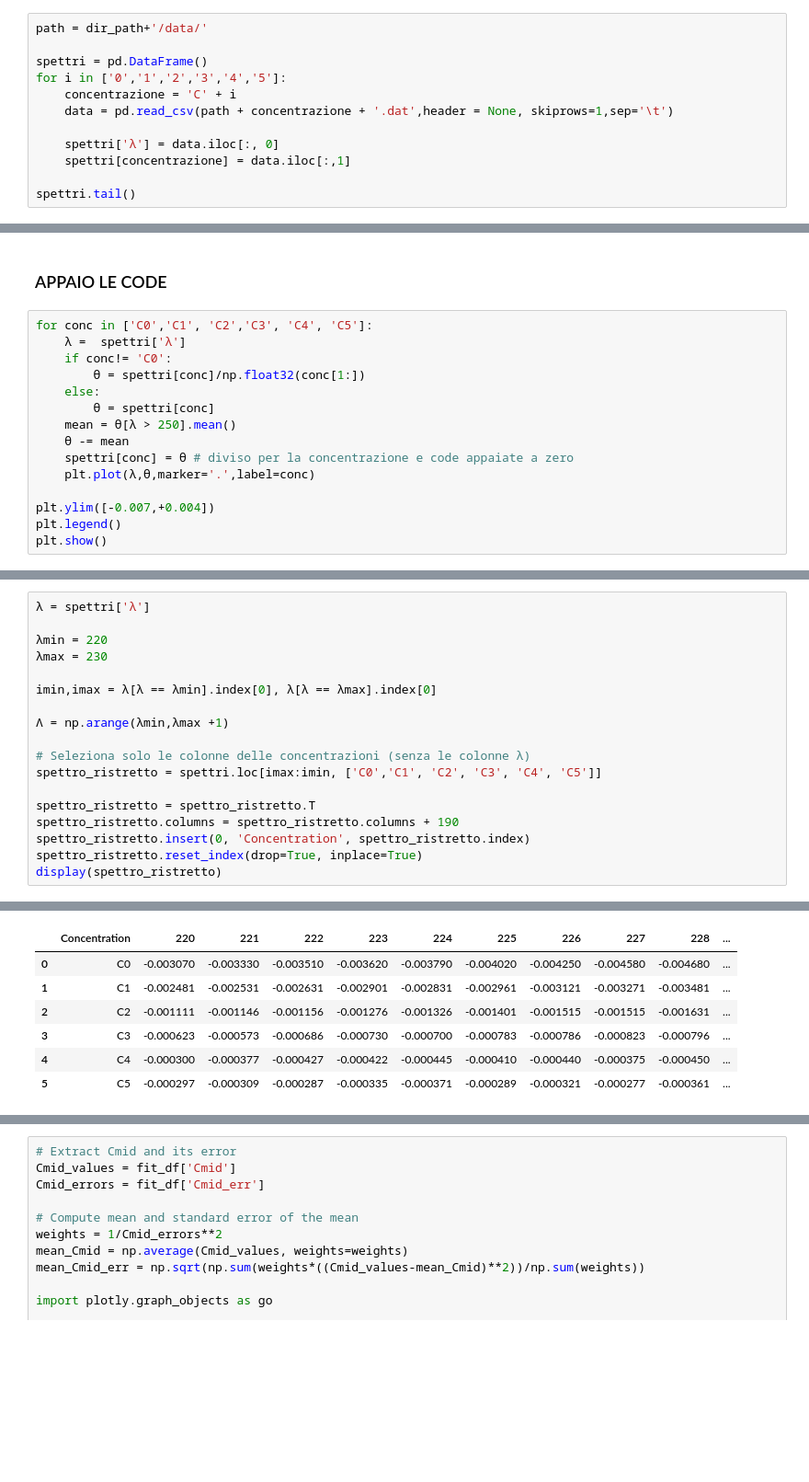
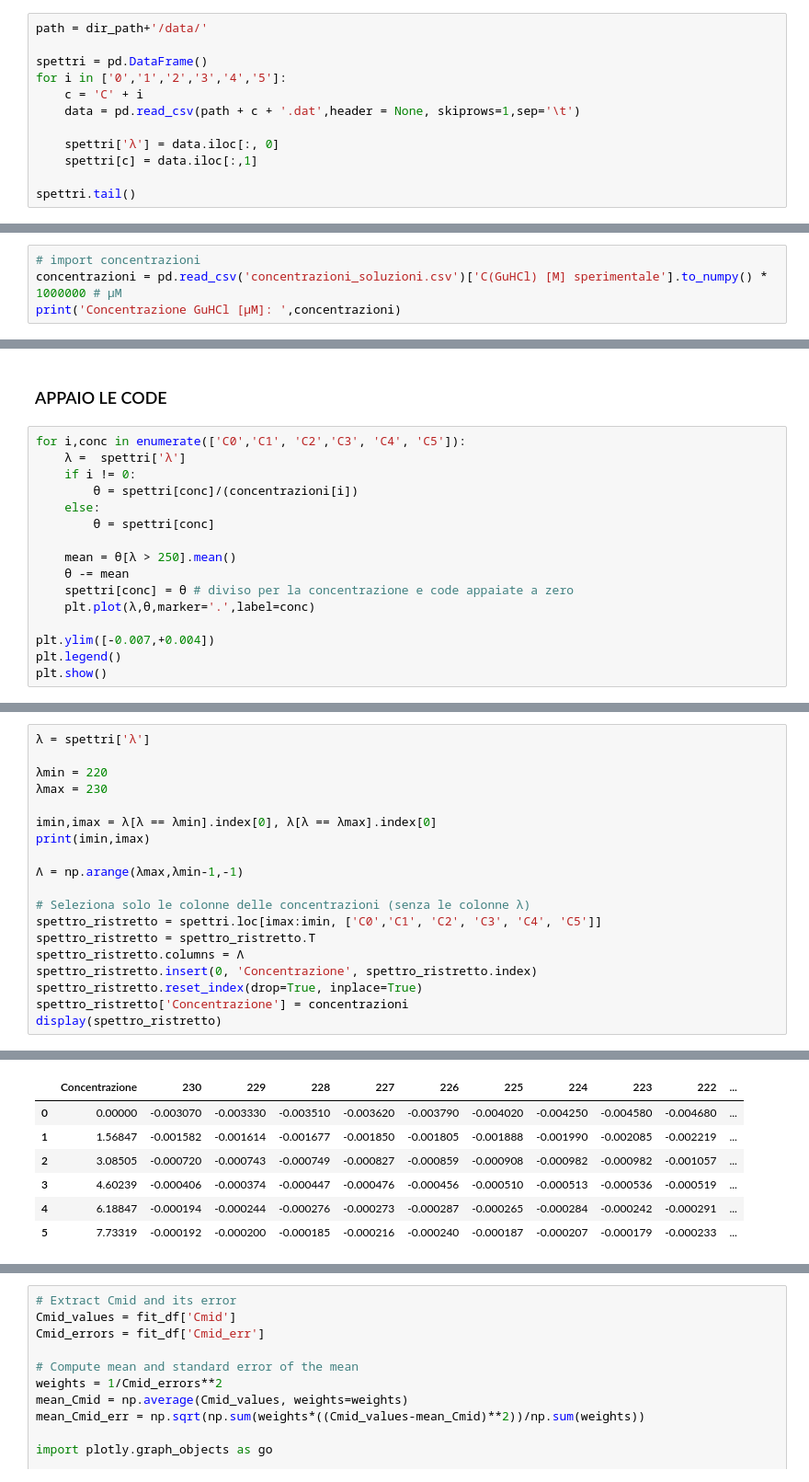
Before and after one commit to CarminatiGiovanni/LaboratorioBiofisica, a Jupyter notebook: DICROISMO/denaturazione.ipynb, the cells around one changed output, grey strips where cells are left out. Shown at 92% size. Drawn from its saved outputs; the diff is of its cells as text; blank space fills up the shorter version.

```diff
--- a/DICROISMO/denaturazione.ipynb
+++ b/DICROISMO/denaturazione.ipynb
@@ -14,11 +15,11 @@ path = dir_path+'/data/'
 
 spettri = pd.DataFrame()
 for i in ['0','1','2','3','4','5']:
-    concentrazione = 'C' + i
-    data = pd.read_csv(path + concentrazione + '.dat',header = None, skiprows=1,sep='\t')
+    c = 'C' + i
+    data = pd.read_csv(path + c + '.dat',header = None, skiprows=1,sep='\t')
 
     spettri['λ'] = data.iloc[:, 0]
-    spettri[concentrazione] = data.iloc[:,1]
+    spettri[c] = data.iloc[:,1]
 
 spettri.tail()
 # %% [output]
@@ -28,3 +29,7 @@ spettri.tail()
 | 57 | 203 | -0.02256 | -0.01913 | -0.02492 | -0.02548 | -0.01868 | -0.02221 |
 | 58 | 202 | -0.02118 | -0.02115 | -0.02197 | -0.02395 | -0.02055 | -0.02537 |
 | 59 | 201 | -0.01932 | -0.02146 | -0.02278 | -0.01982 | -0.02226 | -0.02139 |
+# %%
+# import concentrazioni
+concentrazioni = pd.read_csv('concentrazioni_soluzioni.csv')['C(GuHCl) [M] sperimentale'].to_numpy() * 1000000 # μM
+print('Concentrazione GuHCl [μM]: ',concentrazioni)
@@ -42,12 +49,13 @@ plt.show()
 # %% [markdown]
 ### APPAIO LE CODE
 # %%
-for conc in ['C0','C1', 'C2','C3', 'C4', 'C5']:
+for i,conc in enumerate(['C0','C1', 'C2','C3', 'C4', 'C5']):
     λ =  spettri['λ']
-    if conc!= 'C0':
-        θ = spettri[conc]/np.float32(conc[1:])
+    if i != 0:
+        θ = spettri[conc]/(concentrazioni[i])
     else:
         θ = spettri[conc]
+
     mean = θ[λ > 250].mean()
     θ -= mean
     spettri[conc] = θ # diviso per la concentrazione e code appaiate a zero
@@ -65,15 +73,16 @@ plt.show()
 λmax = 230
 
 imin,imax = λ[λ == λmin].index[0], λ[λ == λmax].index[0]
+print(imin,imax)
 
-Λ = np.arange(λmin,λmax +1)
+Λ = np.arange(λmax,λmin-1,-1)
 
 # Seleziona solo le colonne delle concentrazioni (senza le colonne λ)
 spettro_ristretto = spettri.loc[imax:imin, ['C0','C1', 'C2', 'C3', 'C4', 'C5']]
-
 spettro_ristretto = spettro_ristretto.T
-spettro_ristretto.columns = spettro_ristretto.columns + 190
-spettro_ristretto.insert(0, 'Concentration', spettro_ristretto.index)
+spettro_ristretto.columns = Λ
+spettro_ristretto.insert(0, 'Concentrazione', spettro_ristretto.index)
 spettro_ristretto.reset_index(drop=True, inplace=True)
+spettro_ristretto['Concentrazione'] = concentrazioni
 display(spettro_ristretto)
 # %% [output]
@@ -80,9 +90,9 @@ display(spettro_ristretto)
-|  | Concentration | 220 | 221 | 222 | 223 | 224 | 225 | 226 | 227 | 228 | ... |
-| 0 | C0 | -0.003070 | -0.003330 | -0.003510 | -0.003620 | -0.003790 | -0.004020 | -0.004250 | -0.004580 | -0.004680 | ... |
-| 1 | C1 | -0.002481 | -0.002531 | -0.002631 | -0.002901 | -0.002831 | -0.002961 | -0.003121 | -0.003271 | -0.003481 | ... |
-| 2 | C2 | -0.001111 | -0.001146 | -0.001156 | -0.001276 | -0.001326 | -0.001401 | -0.001515 | -0.001515 | -0.001631 | ... |
-| 3 | C3 | -0.000623 | -0.000573 | -0.000686 | -0.000730 | -0.000700 | -0.000783 | -0.000786 | -0.000823 | -0.000796 | ... |
-| 4 | C4 | -0.000300 | -0.000377 | -0.000427 | -0.000422 | -0.000445 | -0.000410 | -0.000440 | -0.000375 | -0.000450 | ... |
-| 5 | C5 | -0.000297 | -0.000309 | -0.000287 | -0.000335 | -0.000371 | -0.000289 | -0.000321 | -0.000277 | -0.000361 | ... |
+|  | Concentrazione | 230 | 229 | 228 | 227 | 226 | 225 | 224 | 223 | 222 | ... |
+| 0 | 0.00000 | -0.003070 | -0.003330 | -0.003510 | -0.003620 | -0.003790 | -0.004020 | -0.004250 | -0.004580 | -0.004680 | ... |
+| 1 | 1.56847 | -0.001582 | -0.001614 | -0.001677 | -0.001850 | -0.001805 | -0.001888 | -0.001990 | -0.002085 | -0.002219 | ... |
+| 2 | 3.08505 | -0.000720 | -0.000743 | -0.000749 | -0.000827 | -0.000859 | -0.000908 | -0.000982 | -0.000982 | -0.001057 | ... |
+| 3 | 4.60239 | -0.000406 | -0.000374 | -0.000447 | -0.000476 | -0.000456 | -0.000510 | -0.000513 | -0.000536 | -0.000519 | ... |
+| 4 | 6.18847 | -0.000194 | -0.000244 | -0.000276 | -0.000273 | -0.000287 | -0.000265 | -0.000284 | -0.000242 | -0.000291 | ... |
+| 5 | 7.73319 | -0.000192 | -0.000200 | -0.000185 | -0.000216 | -0.000240 | -0.000187 | -0.000207 | -0.000179 | -0.000233 | ... |
 # %%
 fig = go.Figure()
```
Also changed, not shown: parts of 9 cells of this notebook, 2 other files.
